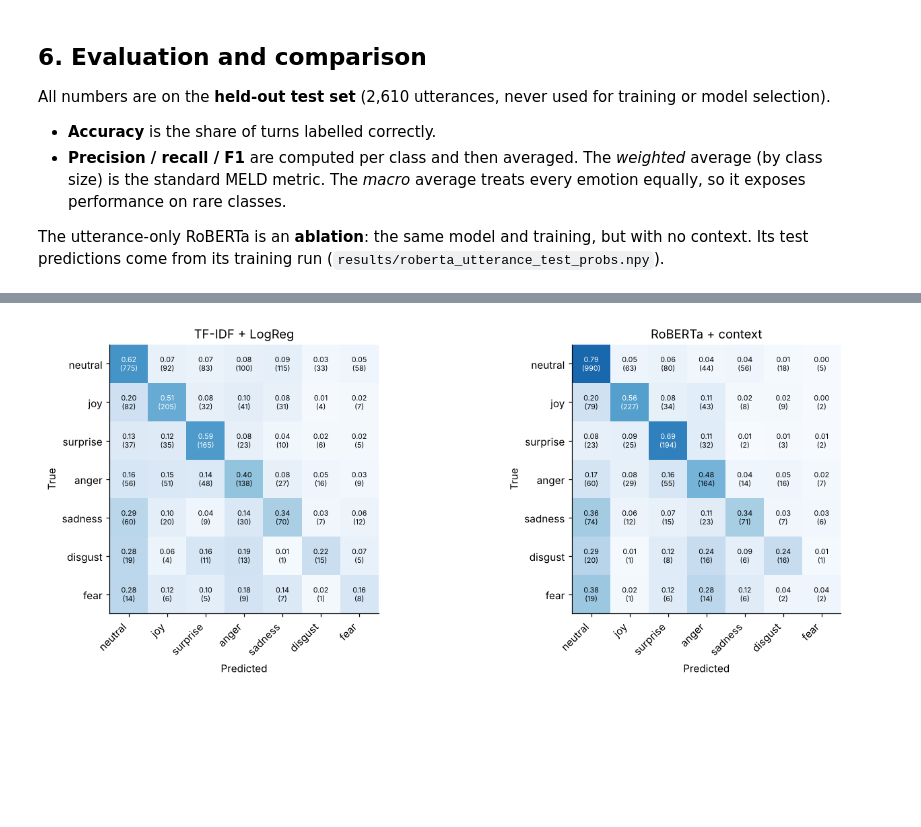
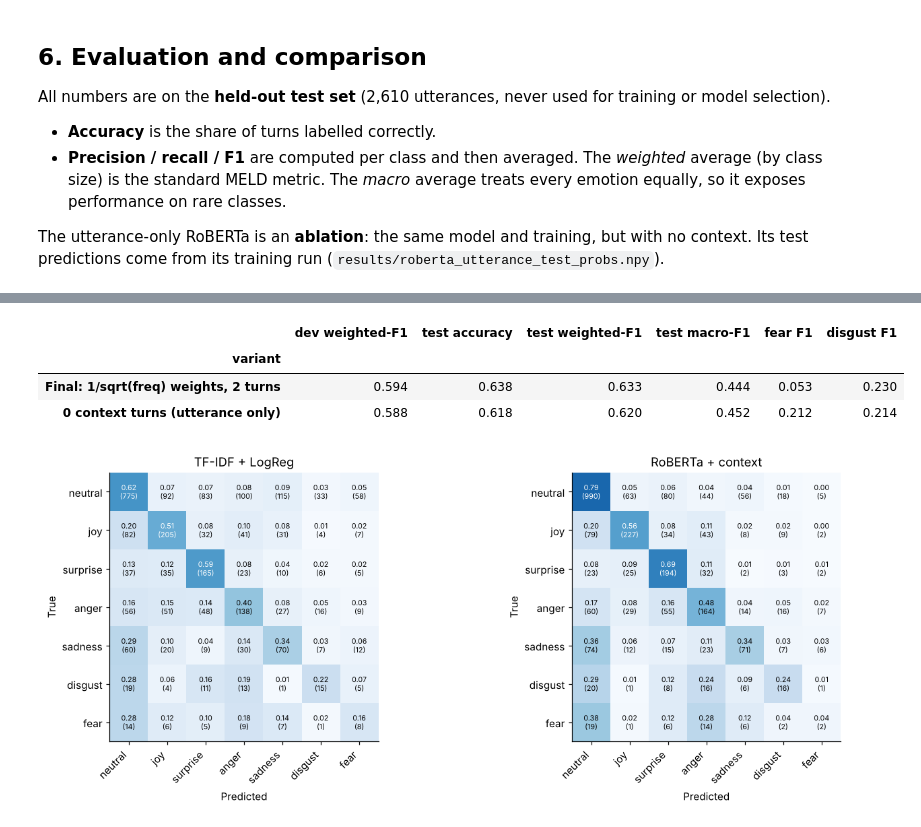
Before and after one commit to saxenaaarav3103/NLP-Project, a Jupyter notebook: notebooks/emotion_recognition.ipynb, the cells around one changed output, grey strips where cells are left out. Saved outputs shown, nothing was run; the diff lists cells and outputs as text; code cells hidden in the pictures; blank space fills up the shorter version.

```diff
--- a/notebooks/emotion_recognition.ipynb
+++ b/notebooks/emotion_recognition.ipynb
@@ -277,3 +293,22 @@ if len(seeds):
+# %%
+# Ablations of the final configuration (all seed 42): class weighting and amount of context
+abl = [("Final: 1/sqrt(freq) weights, 2 turns", "roberta_context"), ("No class weights", "roberta_context_noweights"),
+       ("Inverse-frequency weights 1/freq", "roberta_context_invweights"), ("4 context turns", "roberta_context4"),
+       ("0 context turns (utterance only)", "roberta_utterance")]
+rows = []
+for name, key in abl:
+    p = RESULTS_DIR / f"{key}_metrics.json"
+    if p.exists():
+        m = json.loads(p.read_text())
+        rows.append({"variant": name, "dev weighted-F1": m["best_dev_weighted_f1"], "test accuracy": m["accuracy"],
+                     "test weighted-F1": m["weighted_f1"], "test macro-F1": m["macro_f1"],
+                     "fear F1": m["per_class"]["fear"]["f1"], "disgust F1": m["per_class"]["disgust"]["f1"]})
+display(pd.DataFrame(rows).set_index("variant").round(3))
+# %% [output]
+|  | dev weighted-F1 | test accuracy | test weighted-F1 | test macro-F1 | fear F1 | disgust F1 |
+| variant |  |  |  |  |  |  |
+| Final: 1/sqrt(freq) weights, 2 turns | 0.594 | 0.638 | 0.633 | 0.444 | 0.053 | 0.230 |
+| 0 context turns (utterance only) | 0.588 | 0.618 | 0.620 | 0.452 | 0.212 | 0.214 |
 # %%
 fig, axes = plt.subplots(1, 2, figsize=(13, 5))
 plot_confusion(test.label, pred_tfidf, "TF-IDF + LogReg", ax=axes[0])
```
Also changed, not shown: parts of 8 cells of this notebook, 19 other files.
